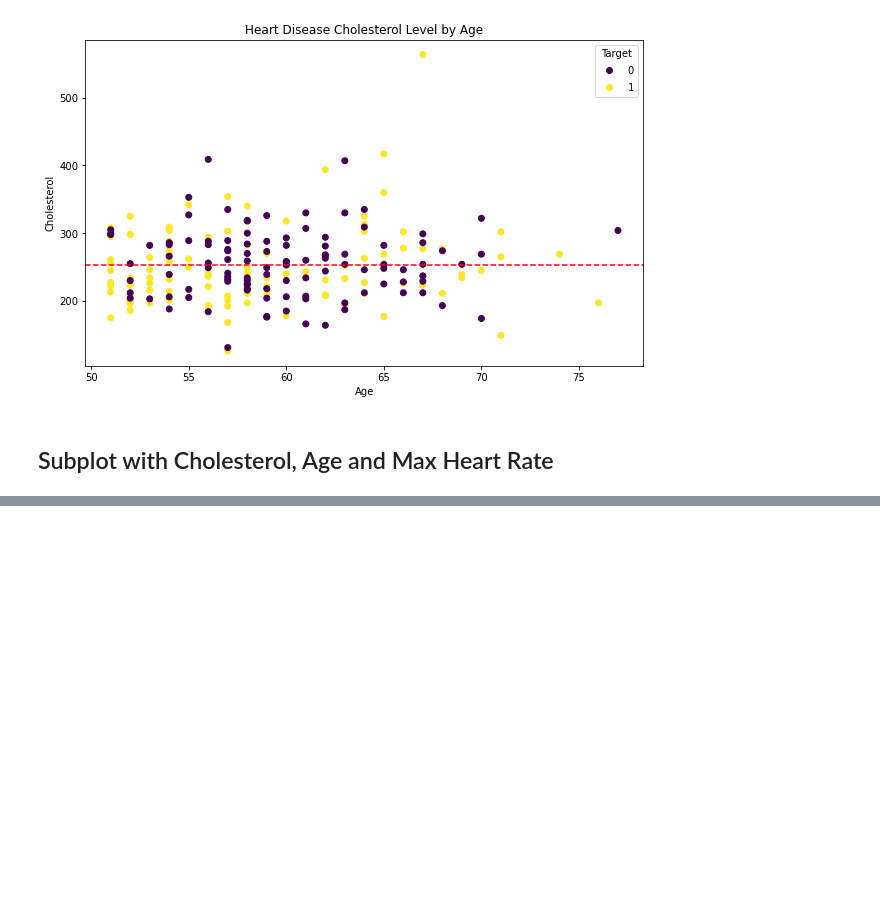
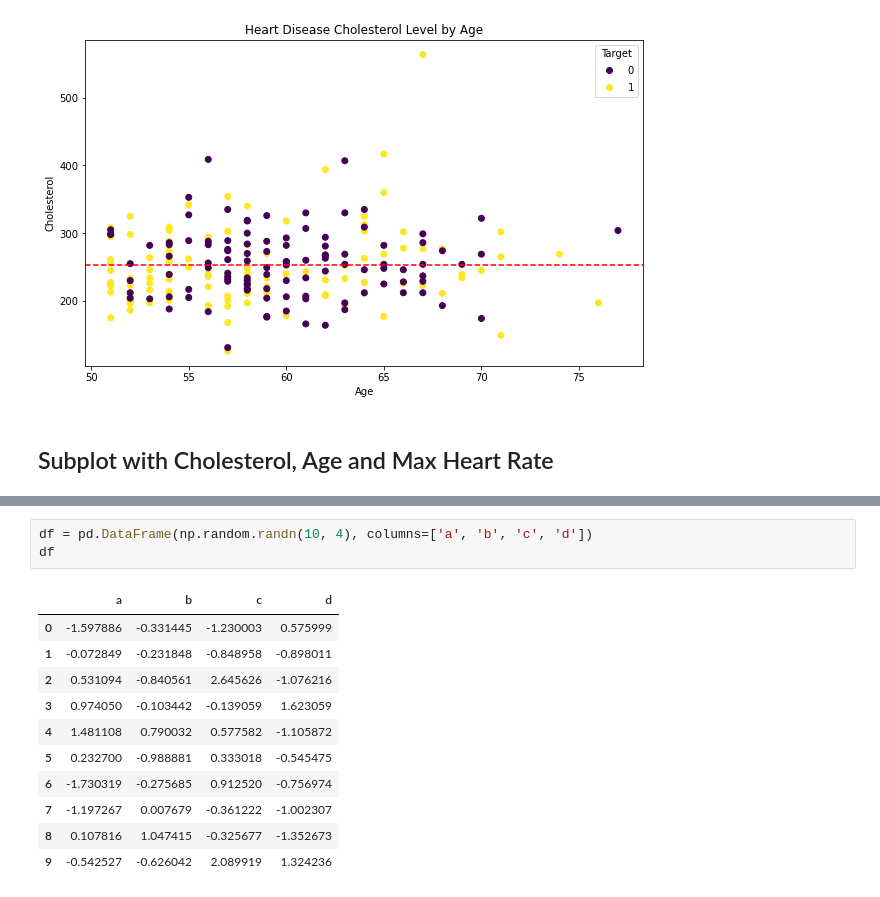
Before and after one commit to tothetop430/MLZTM-Exercises, a Jupyter notebook: matplotlib/introduction-to-matplotlib.ipynb, the cells around one changed output, grey strips where cells are left out. Drawn from its saved outputs; the diff is of its cells as text; blank space fills up the shorter version.

```diff
--- a/matplotlib/introduction-to-matplotlib.ipynb
+++ b/matplotlib/introduction-to-matplotlib.ipynb
@@ -485,0 +533,15 @@ fig.suptitle('Heart Disease Plot')
+# %%
+df = pd.DataFrame(np.random.randn(10, 4), columns=['a', 'b', 'c', 'd'])
+df
+# %% [output]
+|  | a | b | c | d |
+| 0 | -1.597886 | -0.331445 | -1.230003 | 0.575999 |
+| 1 | -0.072849 | -0.231848 | -0.848958 | -0.898011 |
+| 2 | 0.531094 | -0.840561 | 2.645626 | -1.076216 |
+| 3 | 0.974050 | -0.103442 | -0.139059 | 1.623059 |
+| 4 | 1.481108 | 0.790032 | 0.577582 | -1.105872 |
+| 5 | 0.232700 | -0.988881 | 0.333018 | -0.545475 |
+| 6 | -1.730319 | -0.275685 | 0.912520 | -0.756974 |
+| 7 | -1.197267 | 0.007679 | -0.361222 | -1.002307 |
+| 8 | 0.107816 | 1.047415 | -0.325677 | -1.352673 |
+| 9 | -0.542527 | -0.626042 | 2.089919 | 1.324236 |
```
Also changed, not shown: parts of 7 cells of this notebook.
